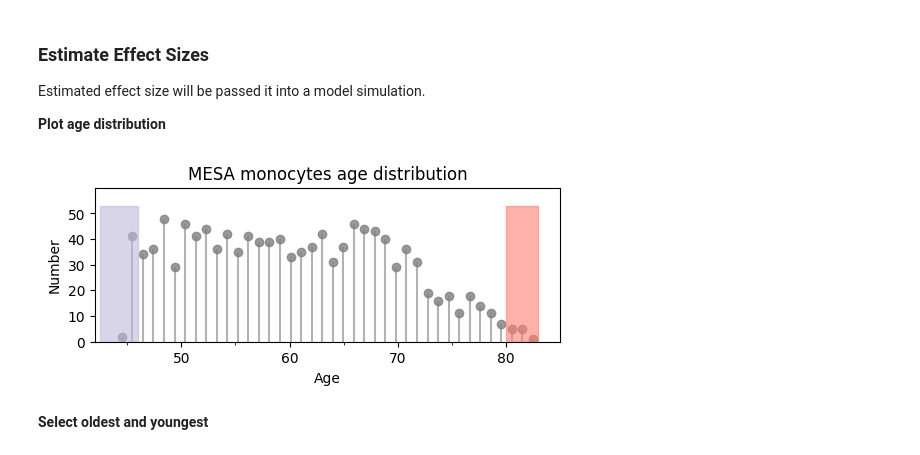
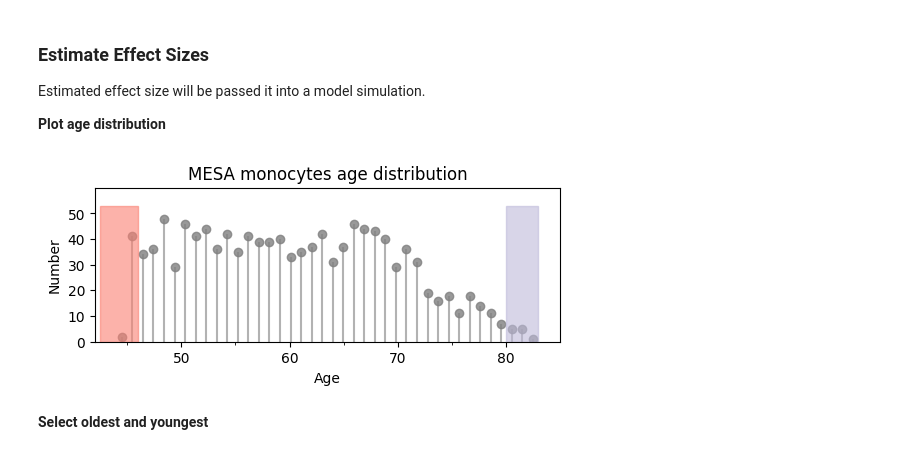
Before and after one commit to ombystoma-young/stochastic-component-epigen-proj, a Jupyter notebook: main.ipynb, the cells around one changed output. Drawn from its saved outputs; the diff is of its cells as text; code cells hidden in the pictures.

Commit message:
Change messed-up colors in fig 2

```diff
--- a/main.ipynb
+++ b/main.ipynb
@@ -218,30 +218,30 @@ Estimated effect size will be passed it into a model simulation.
 # %%
 fig, ax = plt.subplots(figsize=(6, 2))
 
 h, x = np.histogram(dnam_df['age'], bins=40)
 x_=(x[:-1]+x[1:])/2
 mask = (h == 0)
 
 ax.vlines(x_[~mask], ymin=0, ymax=h[~mask], color='grey', alpha=0.6, zorder=0)
 ax.scatter(x_[~mask], h[~mask], color='grey', alpha=0.8)
 
 
-ax.add_patch(Rectangle(xy=(42.5, 0), width=3.5, height=max(h)+5, color=colors[0], alpha=0.6))
-ax.add_patch(Rectangle(xy=(80, 0), width=3, height=max(h)+5, color=colors[1], alpha=0.6))
+ax.add_patch(Rectangle(xy=(42.5, 0), width=3.5, height=max(h)+5, color=colors[1], alpha=0.6))
+ax.add_patch(Rectangle(xy=(80, 0), width=3, height=max(h)+5, color=colors[0], alpha=0.6))
 
 ax.set_xticks(np.arange(50, 86, 10))
 ax.set_xticks(np.arange(45, 85, 5), minor=True)
 ax.set_yticks(np.arange(0, 51, 10))
 ax.set_xlim(42, 85)
 ax.set_ylim(0, 60)
 ax.set_xlabel('Age')
 ax.set_ylabel('Number')
 ax.set_title('MESA monocytes age distribution')
 
 plt.savefig(os.path.join(FIGURES_FOLDER, '2_mesa_mono_age_distr.png'),
             dpi=300, bbox_inches='tight')
 # %% [output]
-[figure, old version]
+[figure, new version]
 # %% [markdown]
 **Select oldest and youngest**
 # %%
```
Also changed, not shown: 1 other file.
